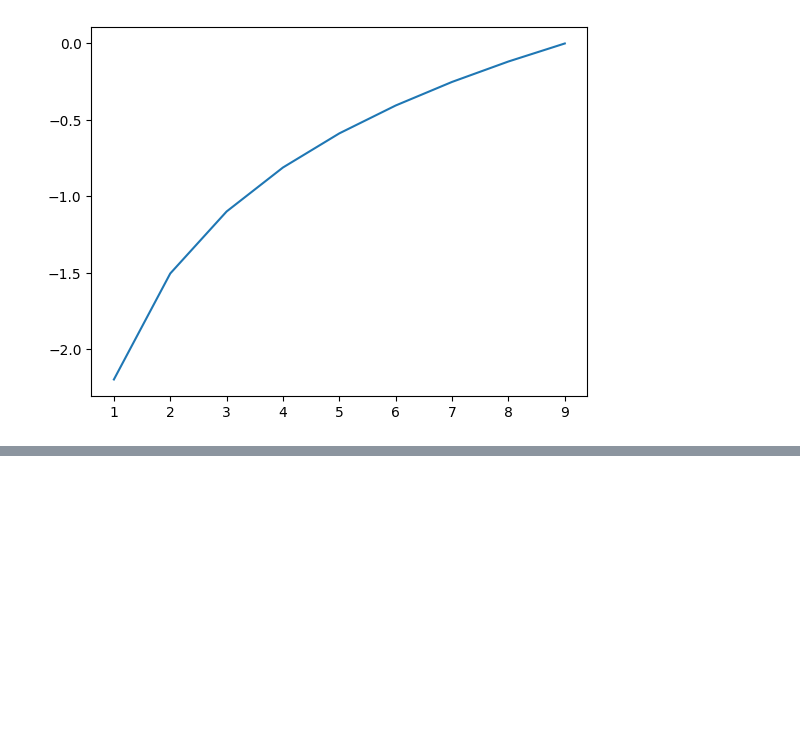
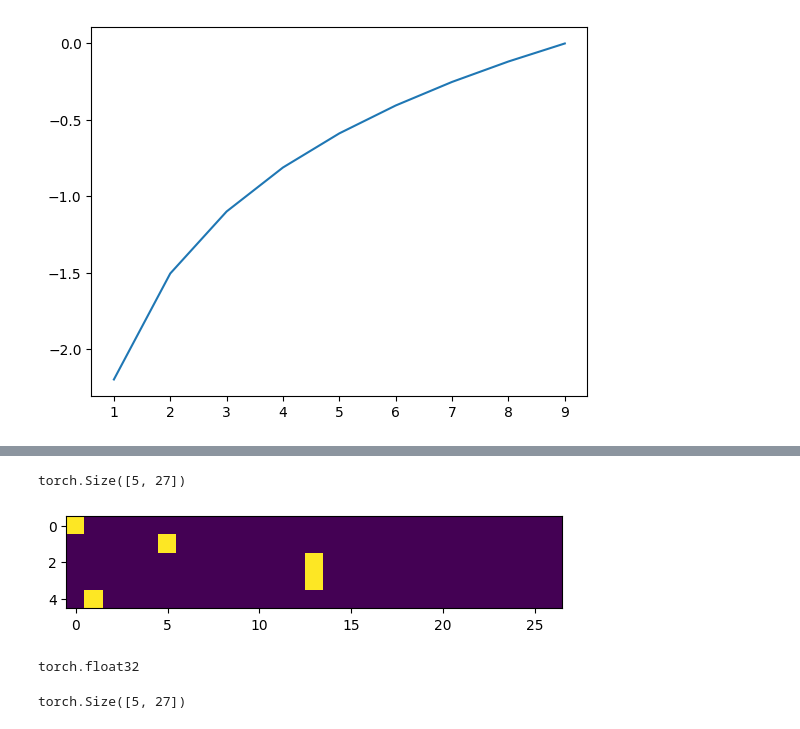
Before and after one commit to buzaXnov/zero-to-hero, a Jupyter notebook: lecture_2_makemore_part_1/building_makemore.ipynb, the cells around one changed output, grey strips where cells are left out. Cells and saved outputs as stored; diff of their text form; code cells hidden in the pictures; blank space fills up the shorter version.

```diff
--- a/lecture_2_makemore_part_1/building_makemore.ipynb
+++ b/lecture_2_makemore_part_1/building_makemore.ipynb
@@ -293,0 +306,17 @@ plt.plot(torch.log(torch.linspace(0, 1, 10)));
+# %%
+# create the training set of bigrams (x, y) - x is the current character and y is the next predicted
+
+xs, ys = [], []
+
+for w in words[:1]:
+    chs = ["."] + list(w) + ["."]
+    for ch1, ch2 in zip(chs, chs[1:]):
+        ix1 = stoi[ch1]
+        ix2 = stoi[ch2]
+        print(f"{ch1} {ch2}")
+
+        xs.append(ix1)
+        ys.append(ix2)
+
+xs = torch.tensor(xs)
+ys = torch.tensor(ys)
@@ -293,0 +339,3 @@ plt.plot(torch.log(torch.linspace(0, 1, 10)));
+# %%
+x_enc = F.one_hot(xs, num_classes=27).float()   # we cast to float so we can feed it to the neural network
+x_enc
@@ -293,0 +353,17 @@ plt.plot(torch.log(torch.linspace(0, 1, 10)));
+# %%
+x_enc.shape
+# %% [output]
+torch.Size([5, 27])
+# %%
+plt.imshow(x_enc);
+# %% [output]
+[figure, added]
+# %%
+x_enc.dtype
+# %% [output]
+torch.float32
+# %%
+W = torch.randn((27, 27))
+(x_enc @ W).shape
+# %% [output]
+torch.Size([5, 27])
```
Also changed, not shown: parts of 19 cells of this notebook.
